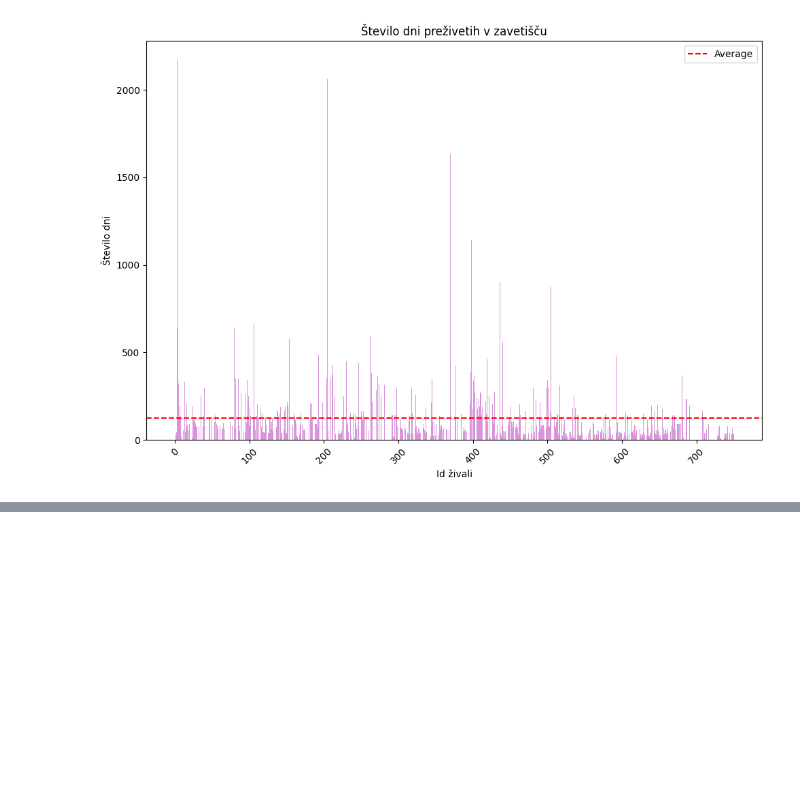
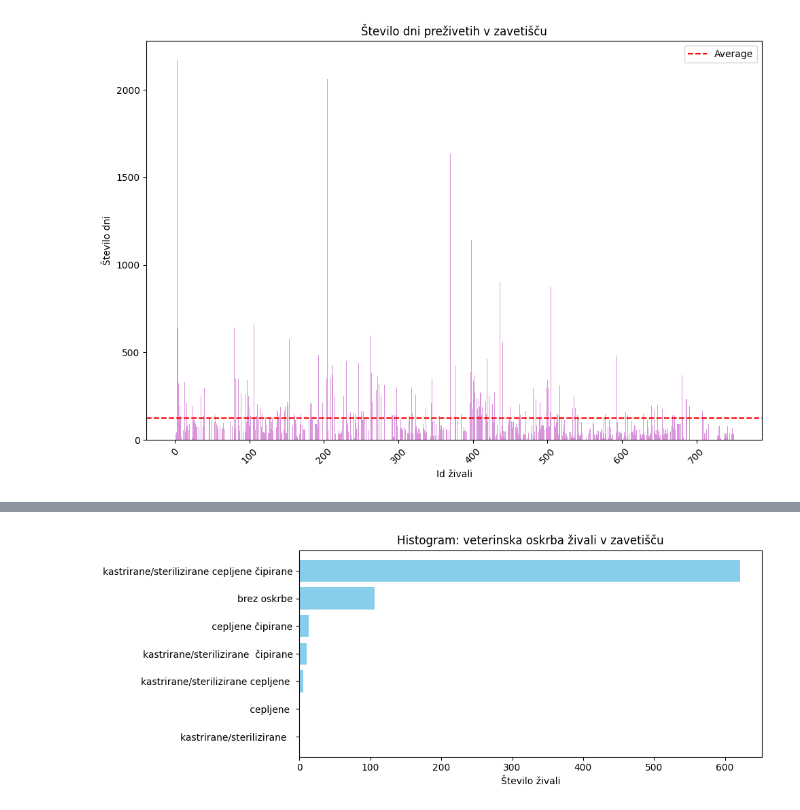
Before and after one commit to matevzb03/PR24MBPZNK, a Jupyter notebook: osnovneStatistike.ipynb, the cells around one changed output, grey strips where cells are left out. Drawn from its saved outputs; the diff is of its cells as text; code cells hidden in the pictures; blank space fills up the shorter version.

```diff
--- a/osnovneStatistike.ipynb
+++ b/osnovneStatistike.ipynb
@@ -56,0 +59,33 @@ plt.show()
+# %%
+from csv import DictReader
+oskrba_zivali = DictReader(open('veterinarska_oskrba.csv', 'rt', encoding='utf-8'))
+# %%
+oskrba = dict()
+for row in oskrba_zivali:
+    # id_zivali = row["id"] ne zanima
+    kastriran = int(row["sterilizirana_kastrirana"])
+    cepljen = int(row["cepljena"])
+    cipiran = int(row["cipirana"])
+    parametri = (kastriran, cepljen, cipiran) #tuple npr. (1, 1, 1) -> celotna oskrba
+    if parametri not in oskrba:
+        oskrba[parametri] = 0
+    oskrba[parametri] += 1
+sortedOskrba = sorted(oskrba.items(), key=lambda x: x[1], reverse=True) #da ni nametan
+# %%
+labels = []
+for parametri, n in sortedOskrba:
+    #samo za izpis
+    kastriran = "SO kastrirane/sterilizirane" if parametri[0] == 1 else "NISO kastirane/sterilizirane"
+    cepljen = "SO cepljene" if parametri[1] == 1 else "NISO cepljene"
+    cipiran = "SO čipirane" if parametri[2] == 1 else "NISO čipirane"
+    print(f'Število živali, ki {kastriran}, {cepljen}, {cipiran}: {n}.')
+
+    #za labels v grafu
+    kastriran = "kastrirane/sterilizirane" if parametri[0] == 1 else ""
+    cepljen = "cepljene" if parametri[1] == 1 else ""
+    cipiran = "čipirane" if parametri[2] == 1 else ""
+    if kastriran == "" and cepljen == "" and cipiran == "":
+        parms = "brez oskrbe"
+    else:
+        parms = f"{kastriran} {cepljen} {cipiran}"
+    labels.append((parms, n))
@@ -56,0 +100,12 @@ plt.show()
+# %%
+kategorije = [str(parametri) for parametri, _ in labels][::-1]
+koliko = [n for _, n in labels][::-1]
+
+plt.figure(figsize=(10, 4))
+plt.barh(kategorije, koliko, color='skyblue')
+plt.xlabel('Število živali')
+plt.title('Histogram: veterinska oskrba živali v zavetišču')
+plt.tight_layout()
+plt.show()
+# %% [output]
+[figure, added]
```
Also changed, not shown: parts of 4 cells of this notebook.
